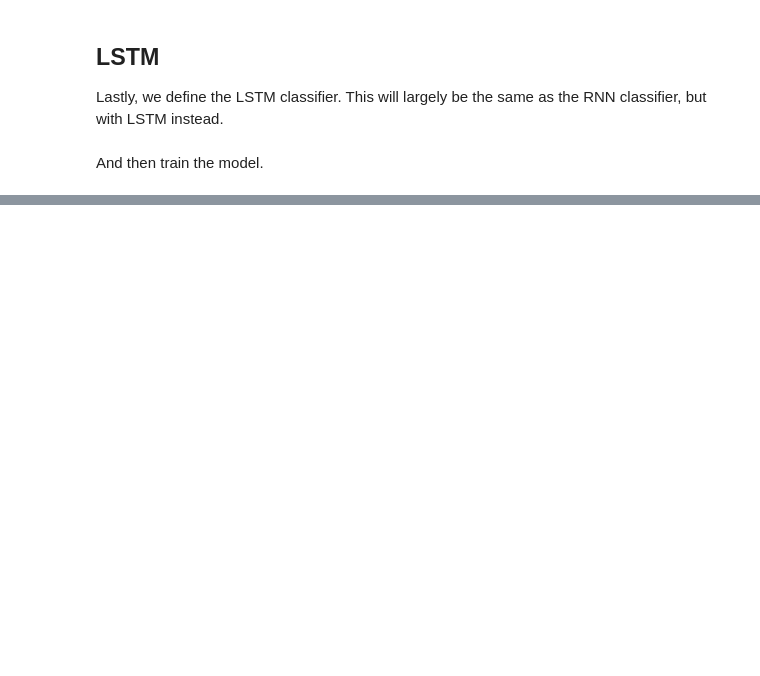
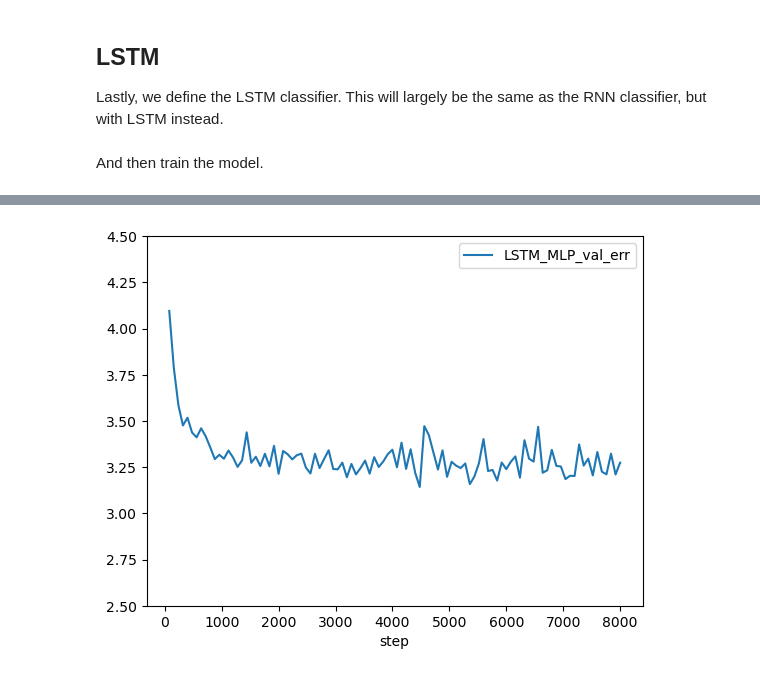
Before and after one commit to TreeLeef/nhl-performance-forecasting, a Jupyter notebook: worksheet.ipynb, the cells around one changed output, grey strips where cells are left out. Saved outputs shown, nothing was run; the diff lists cells and outputs as text; code cells hidden in the pictures; blank space fills up the shorter version.

Commit message:
updated helpers, added LSTM_MLP, did analysis

```diff
--- a/worksheet.ipynb
+++ b/worksheet.ipynb
@@ -879,0 +1000,4 @@ show_metrics('LSTM')
+# %%
+show_metrics('LSTM_MLP')
+# %% [output]
+[figure, added]
```
Also changed, not shown: parts of 22 cells of this notebook.
